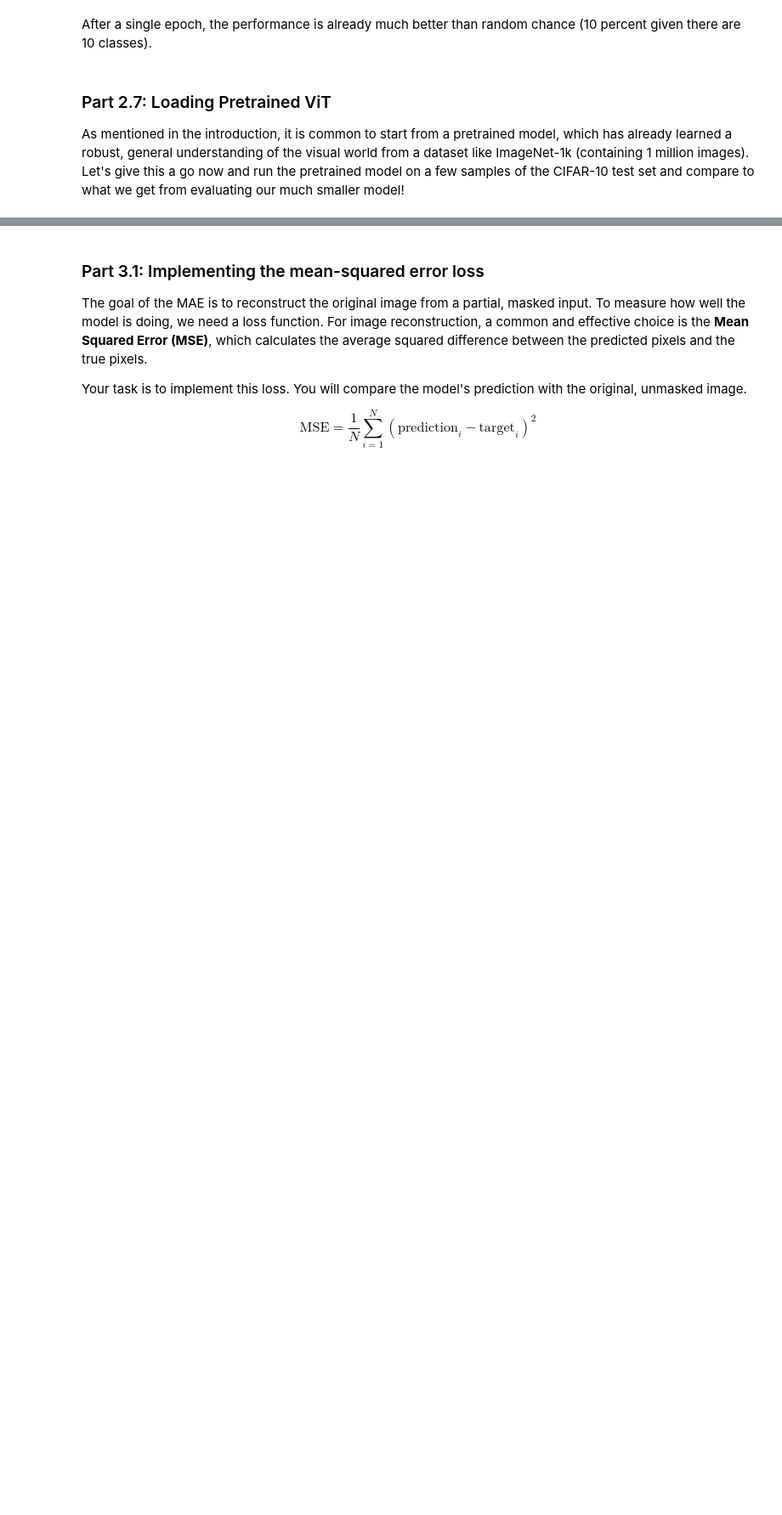
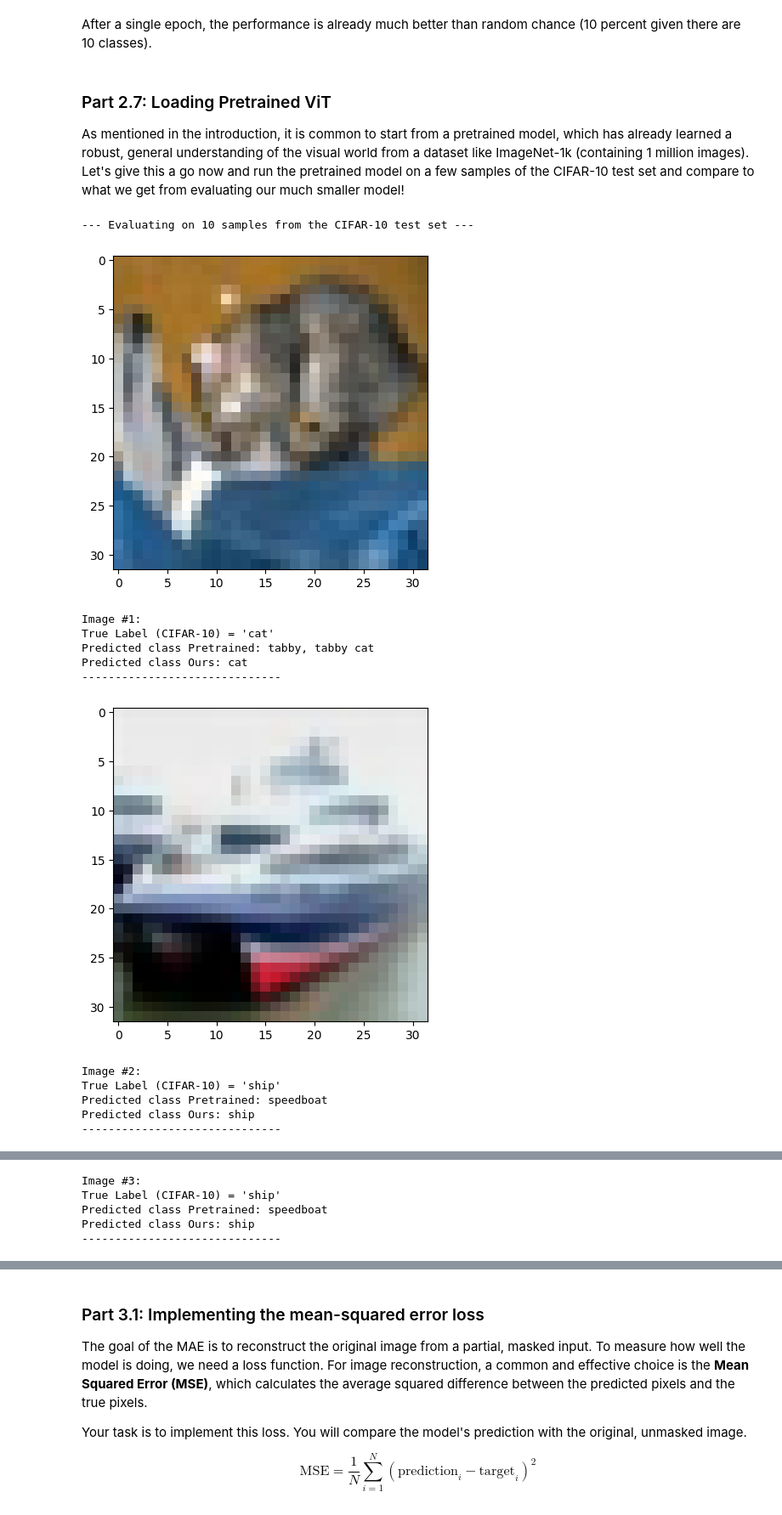
Before and after one commit to fusedbloxxer/deepattn, a Jupyter notebook: workspaces/vitlab/notebook/vision_tutorial.ipynb, the cells around one changed output, grey strips where cells are left out. Shown: that part at 85% size. Drawn from its saved outputs; the diff is of its cells as text; code cells hidden in the pictures; blank space fills up the shorter version.

```diff
--- a/workspaces/vitlab/notebook/vision_tutorial.ipynb
+++ b/workspaces/vitlab/notebook/vision_tutorial.ipynb
@@ -390,9 +428,12 @@ class PatchAndEmbed(nn.Module):
         """
 
         ## --- TODO 1: YOUR CODE HERE ---
+        h: torch.Tensor = self.proj(x)
+        h = einops.rearrange(h, "b h s0 s1 -> b (s0 s1) h")
+        h = h + self.pos_embed
+        # --- END YOUR CODE --- #
 
-        # --- END YOUR CODE --- #
-        return x
+        return h
 
 
 # --- Verification ---
@@ -569,16 +642,17 @@ def scaled_dot_product_attention(q, k, v):
     Calculates the Scaled Dot-Product Attention.
     The inputs q, k, v are expected to be of shape (Batch, Sequence_Length, Dimension).
     """
-    d_k = k.size()[-1]  # Get the dimension of the key vectors
+    d_k = k.size(-1)  # Get the dimension of the key vectors
 
     ## --- TODO 1: YOUR CODE HERE ---
-
+    attn_logits = einx.dot("b s0 d, b s1 d -> b s0 s1", q, k)
     # --- END YOUR CODE --- #
 
     attn_logits = attn_logits / math.sqrt(d_k)  # (batch_size, n_patches, n_patches)
 
     ## --- TODO 2: YOUR CODE HERE ---
-
+    attn_weights = einx.softmax("b s0 [s1]", attn_logits)
+    values = einx.dot("b s0 s1, b s1 d -> b s0 d", attn_weights, v)
     # --- END YOUR CODE --- #
 
     return values
@@ -626,7 +700,9 @@ class MLP(nn.Module):
         """
         super().__init__()
         ## --- TODO 3: YOUR CODE HERE ---
-
+        self.ffwd = nn.Linear(in_features, hidden_features)
+        self.activ = nn.GELU()
+        self.ffwd_output = nn.Linear(hidden_features, out_features)
         # --- END YOUR CODE --- #
 
     def forward(self, x):
@@ -638,7 +714,9 @@ class MLP(nn.Module):
             torch.Tensor: The output tensor.
         """
         ## --- TODO 4: YOUR CODE HERE ---
-
+        x = self.ffwd(x)
+        x = self.activ(x)
+        x = self.ffwd_output(x)
         # --- END YOUR CODE --- #
         return x
 
@@ -776,6 +864,10 @@ class VisionTransformer(nn.Module):
 
     def forward(self, x):
         ## --- TODO 1: YOUR CODE HERE ---
+        x = self.patch_embed(x)
+
+        for block in self.blocks:
+            x = block(x)
 
         # --- END YOUR CODE --- #
 
@@ -783,7 +875,8 @@ class VisionTransformer(nn.Module):
         x = self.norm(x)
 
         ## --- TODO 2: YOUR CODE HERE ---
-
+        x = einops.reduce(x, "b n c -> b c", "mean")
+        logits = self.head(x)
         # --- END YOUR CODE --- #
 
         return logits
@@ -876,10 +979,9 @@ model = VisionTransformer(
     in_chans=3,
     num_classes=10,
     embed_dim=64,
-    depth=4,
-    mlp_ratio=2.0,
+    depth=8,
+    mlp_ratio=4.0,
 ).to(device)
-model = torch.compile(model)
 criterion = nn.CrossEntropyLoss()
 optimizer = torch.optim.AdamW(model.parameters(), lr=1.5e-4)
 epochs = 2
@@ -952,6 +1062,7 @@ model_pt = ViTForImageClassification.from_pretrained("google/vit-base-patch16-22
 model_pt = model_pt.to(device)
 model_pt.eval()  # Set the model to evaluation mode
 model.eval()
+
 # Create a resize transform object
 resize_transform = Resize((224, 224), antialias=True)
 
@@ -960,31 +1071,45 @@ print("\n--- Evaluating on 10 samples from the CIFAR-10 test set ---")
 # 1. Use torch.no_grad() for inference
 with torch.no_grad():
     # 2. Get just one batch of images and labels from the test loader
     images, labels = next(iter(test_loader))
 
     # 3. Resize the entire batch of images to 224x224 to match input size of pretrained model
     images_rs = resize_transform(images)
 
     # 4. Move data to the selected device
     images_rs = images_rs.to(device)
     labels = labels.to(device)
 
     # 5. Get model predictions (logits)
+    outputs_ours = model(images.to(device))
     outputs_pt = model_pt(images_rs)
     logits = outputs_pt.logits
-    outputs_ours = model(images)
 
     # Print results for the first 10 images in the batch
     for i in range(10):
         true_label = classes[labels[i]]
         prediction_pt = logits[i].argmax(-1)
         prediction_ours = outputs_ours.data[i].argmax(-1)
         imshow(images[i])
         print(f"\nImage #{i + 1}:")
         print(f"True Label (CIFAR-10) = '{true_label}'")
         print(
             "Predicted class Pretrained:",
             model_pt.config.id2label[prediction_pt.item()],
         )
         print("Predicted class Ours:", classes[prediction_ours])
         print("-" * 30)
+# %% [output]
+--- Evaluating on 10 samples from the CIFAR-10 test set ---
+[figure, added]
+Image #1:
+True Label (CIFAR-10) = 'cat'
+Predicted class Pretrained: tabby, tabby cat
+Predicted class Ours: cat
+------------------------------
+[figure, added]
+Image #2:
+True Label (CIFAR-10) = 'ship'
+Predicted class Pretrained: speedboat
+Predicted class Ours: ship
+------------------------------
@@ -990,0 +1117,5 @@ with torch.no_grad():
+Image #3:
+True Label (CIFAR-10) = 'ship'
+Predicted class Pretrained: speedboat
+Predicted class Ours: ship
+------------------------------
```
Also changed, not shown: parts of 21 cells of this notebook, 3 other files.
